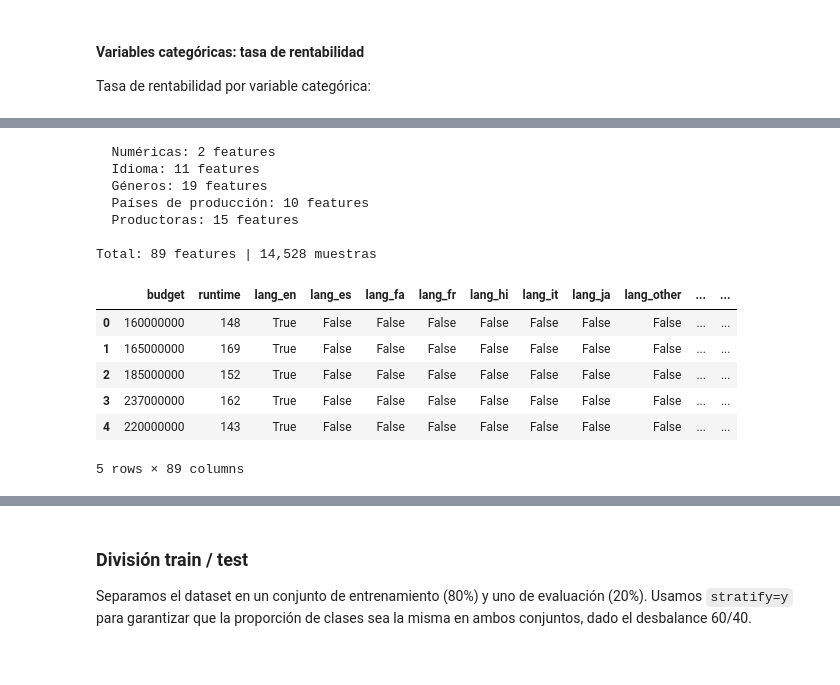
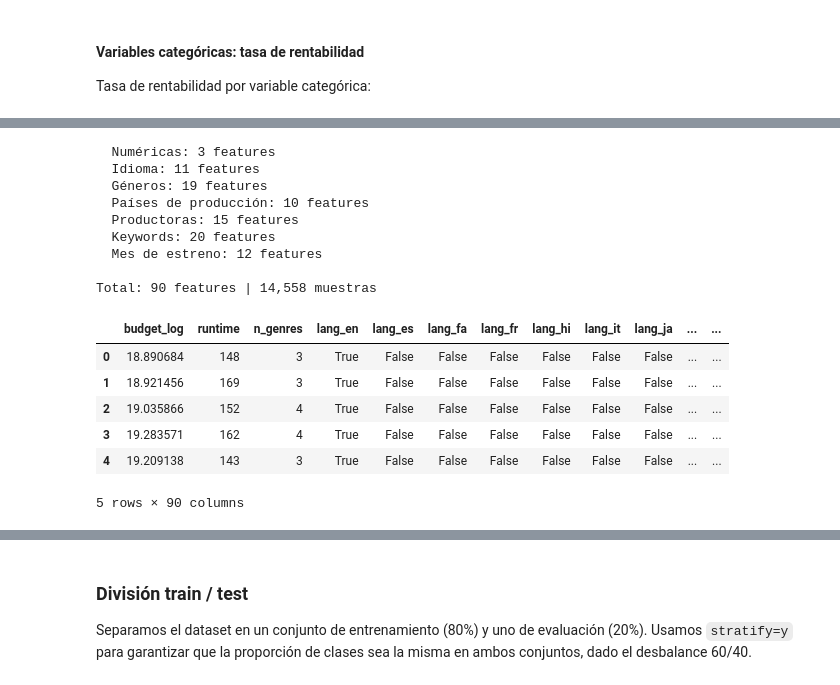
Before and after one commit to natonnelier/prediction_movies_imdb, a Jupyter notebook: prediction_movies_imdb_modificado.ipynb, the cells around one changed output, grey strips where cells are left out. Cells and saved outputs as stored; diff of their text form; code cells hidden in the pictures.

```diff
--- a/prediction_movies_imdb_modificado.ipynb
+++ b/prediction_movies_imdb_modificado.ipynb
@@ -297,13 +296,13 @@ Generamos una nueva variable `profitable`, que es la que vamos a intentar predec
 
 Este subconjunto, `df_model`, es el que usaremos para entrenamiento y evaluación.
 # %%
-df_model['profitable'] = (df_model['revenue'] > df_model['budget']).astype(int)
+df_model['profitable'] = (df_model['revenue'] >= df_model['budget']).astype(int)
 
 n_total = len(df_model)
 n_prof  = df_model['profitable'].sum()
 n_not   = n_total - n_prof
 
 print(f"Películas con budget y revenue conocidos: {n_total:,}")
-print(f"  Rentables:    {n_prof:,}  ({n_prof/n_total:.1%})")
-print(f"  No rentables: {n_not:,}  ({n_not/n_total:.1%})")
+print(f"  Rentables (revenue >= 2.5× budget): {n_prof:,}  ({n_prof/n_total:.1%})")
+print(f"  No rentables:                        {n_not:,}  ({n_not/n_total:.1%})")
 # %% [output]
@@ -444,20 +449,26 @@ from sklearn.preprocessing import MultiLabelBinarizer
 TOP_LANGUAGES = 10
 TOP_COUNTRIES = 10
 TOP_COMPANIES = 15
-TOP_KEYWORDS = 20
+TOP_KEYWORDS  = 20
 
 df_feat = df_model[['budget', 'runtime', 'original_language',
                      'genres', 'production_countries', 'production_companies',
                      'profitable', 'keywords', 'release_date']].copy()
 
-# 1. original_language: top-N + "other", luego one-hot
+# Count feature — computed before top-N filtering
+df_feat['n_genres'] = df_feat['genres'].apply(len)
+
+# 1. budget_log: log1p transform
+df_feat['budget_log'] = np.log1p(df_feat['budget'])
+
+# 2. original_language: top-N + "other" → one-hot
 top_langs = df_feat['original_language'].value_counts().head(TOP_LANGUAGES).index
 df_feat['original_language'] = df_feat['original_language'].where(
     df_feat['original_language'].isin(top_langs), other='other'
 )
 lang_dummies = pd.get_dummies(df_feat['original_language'], prefix='lang')
 
-# 2. genres: multi-hot encoding
+# 3. genres: multi-hot encoding
 mlb_genres = MultiLabelBinarizer()
 genres_enc = pd.DataFrame(
     mlb_genres.fit_transform(df_feat['genres']),
@@ -465,7 +476,7 @@ genres_enc = pd.DataFrame(
     index=df_feat.index
 )
 
-# 3. production_countries: multi-hot encoding top-N
+# 4. production_countries: multi-hot encoding top-N
 top_countries = (
     df_feat.explode('production_countries')['production_countries']
     .value_counts().head(TOP_COUNTRIES).index
@@ -480,7 +491,7 @@ countries_enc = pd.DataFrame(
     index=df_feat.index
 )
 
-# 4. production_companies: multi-hot encoding top-N
+# 5. production_companies: multi-hot encoding top-N
 top_companies = (
     df_feat.explode('production_companies')['production_companies']
     .value_counts().head(TOP_COMPANIES).index
@@ -495,7 +506,7 @@ companies_enc = pd.DataFrame(
     index=df_feat.index
 )
 
-# 5. keywords: multi-hot encoding top-N
+# 6. keywords: multi-hot encoding top-N
 top_keywords = (
     df_feat.explode('keywords')['keywords']
     .value_counts().head(TOP_KEYWORDS).index
@@ -510,13 +521,13 @@ keywords_enc = pd.DataFrame(
     index=df_feat.index
 )
 
-# 6. release_month: one-hot encoding
+# 7. release_month: one-hot encoding
 df_feat['release_month'] = pd.to_datetime(df_feat['release_date']).dt.month.astype('Int64')
 month_dummies = pd.get_dummies(df_feat['release_month'], prefix='month', dtype=int)
 
-# 7. Ensamblar X e y
+# 8. Ensamblar X e y
 X = pd.concat([
-    df_feat[['budget', 'runtime']],
+    df_feat[['budget_log', 'runtime', 'n_genres']],
     lang_dummies,
     genres_enc,
     countries_enc,
@@ -527,31 +538,35 @@ X = pd.concat([
 y = df_feat['profitable']
 # %%
 feature_groups = {
-    'Numéricas':            [c for c in X.columns if c in ('budget', 'runtime')],
+    'Numéricas':            [c for c in X.columns if c in ('budget_log', 'runtime', 'n_genres')],
     'Idioma':               [c for c in X.columns if c.startswith('lang_')],
     'Géneros':              [c for c in X.columns if c.startswith('genre_')],
     'Países de producción': [c for c in X.columns if c.startswith('country_')],
     'Productoras':          [c for c in X.columns if c.startswith('company_')],
+    'Keywords':             [c for c in X.columns if c.startswith('kw_')],
+    'Mes de estreno':       [c for c in X.columns if c.startswith('month_')],
 }
 for group, cols in feature_groups.items():
     print(f"  {group}: {len(cols)} feature{'s' if len(cols) != 1 else ''}")
 print(f"\nTotal: {X.shape[1]} features | {X.shape[0]:,} muestras")
 X.head()
 # %% [output]
-  Numéricas: 2 features
+  Numéricas: 3 features
   Idioma: 11 features
   Géneros: 19 features
   Países de producción: 10 features
   Productoras: 15 features
+  Keywords: 20 features
+  Mes de estreno: 12 features
 
-Total: 89 features | 14,528 muestras
+Total: 90 features | 14,558 muestras
-|  | budget | runtime | lang_en | lang_es | lang_fa | lang_fr | lang_hi | lang_it | lang_ja | lang_other | ... | ... |
-| 0 | 160000000 | 148 | True | False | False | False | False | False | False | False | ... | ... |
-| 1 | 165000000 | 169 | True | False | False | False | False | False | False | False | ... | ... |
-| 2 | 185000000 | 152 | True | False | False | False | False | False | False | False | ... | ... |
-| 3 | 237000000 | 162 | True | False | False | False | False | False | False | False | ... | ... |
-| 4 | 220000000 | 143 | True | False | False | False | False | False | False | False | ... | ... |
+|  | budget_log | runtime | n_genres | lang_en | lang_es | lang_fa | lang_fr | lang_hi | lang_it | lang_ja | ... | ... |
+| 0 | 18.890684 | 148 | 3 | True | False | False | False | False | False | False | ... | ... |
+| 1 | 18.921456 | 169 | 3 | True | False | False | False | False | False | False | ... | ... |
+| 2 | 19.035866 | 152 | 4 | True | False | False | False | False | False | False | ... | ... |
+| 3 | 19.283571 | 162 | 4 | True | False | False | False | False | False | False | ... | ... |
+| 4 | 19.209138 | 143 | 3 | True | False | False | False | False | False | False | ... | ... |
-5 rows × 89 columns
+5 rows × 90 columns
 # %%
 X.info()
 # %% [output]
```
Also changed, not shown: parts of 31 cells of this notebook.
